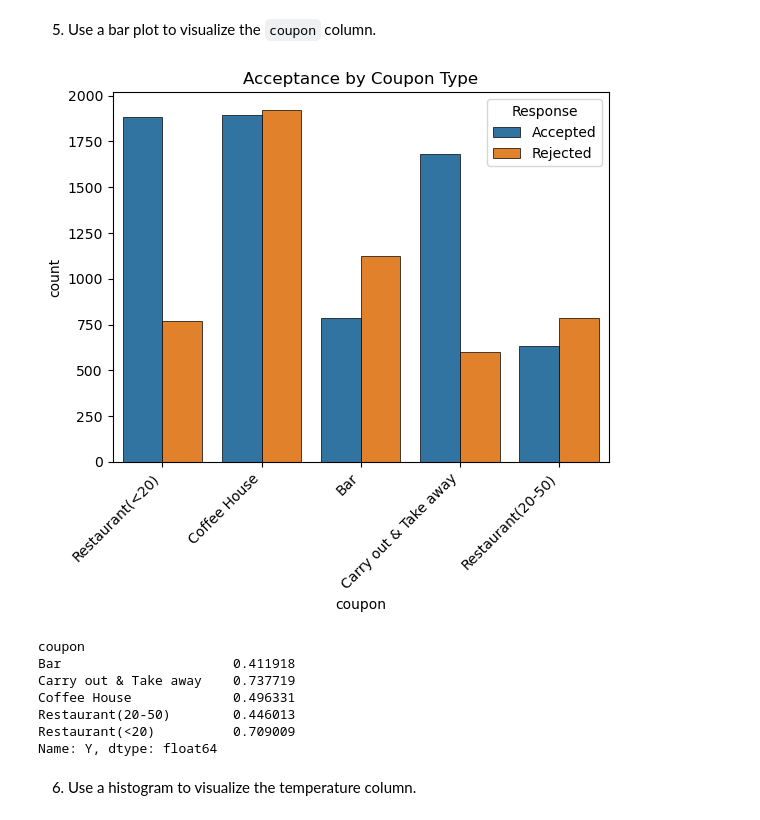
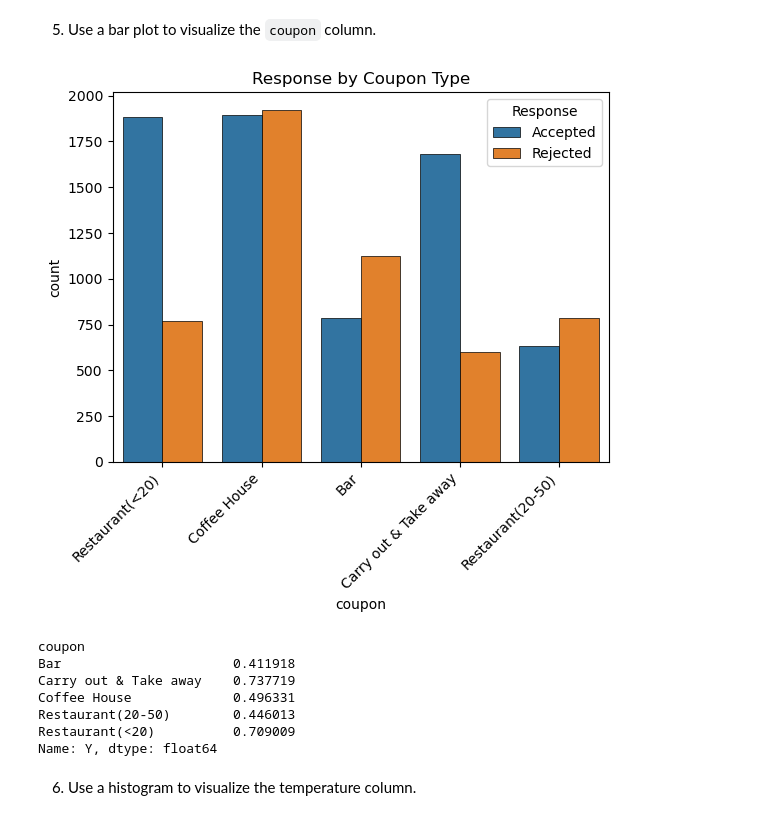
Before and after one commit to RayFuller/coupons, a Jupyter notebook: prompt.ipynb, the cells around one changed output. Saved outputs shown, nothing was run; the diff lists cells and outputs as text; code cells hidden in the pictures.

```diff
--- a/prompt.ipynb
+++ b/prompt.ipynb
@@ -174,17 +174,17 @@ Percent accepted = 56.9%
 # %%
 # create new column "accepted" for more meaninful legend
 # mapping 0 = "Rejected" and 1 = "Accepted"
 dataCleaned["Response"] = dataCleaned["Y"].map({0: 'Rejected', 1: 'Accepted'})
 
 sns.countplot(data=dataCleaned, x="coupon", hue='Response', edgecolor='black', linewidth=0.5)
 plt.xticks(rotation=45, ha="right")
-plt.title("Acceptance by Coupon Type")
+plt.title("Response by Coupon Type")
 plt.show()
 
-# check for plot accuracy by computing acceptance rate by coupong type
+# check for plot accuracy by computing acceptance rate by coupon type
 dataCleaned.groupby('coupon')['Y'].mean()
 # %% [output]
-[figure, old version]
+[figure, new version]
 coupon
 Bar                      0.411918
 Carry out & Take away    0.737719
```
Also changed, not shown: parts of 1 cell of this notebook.
